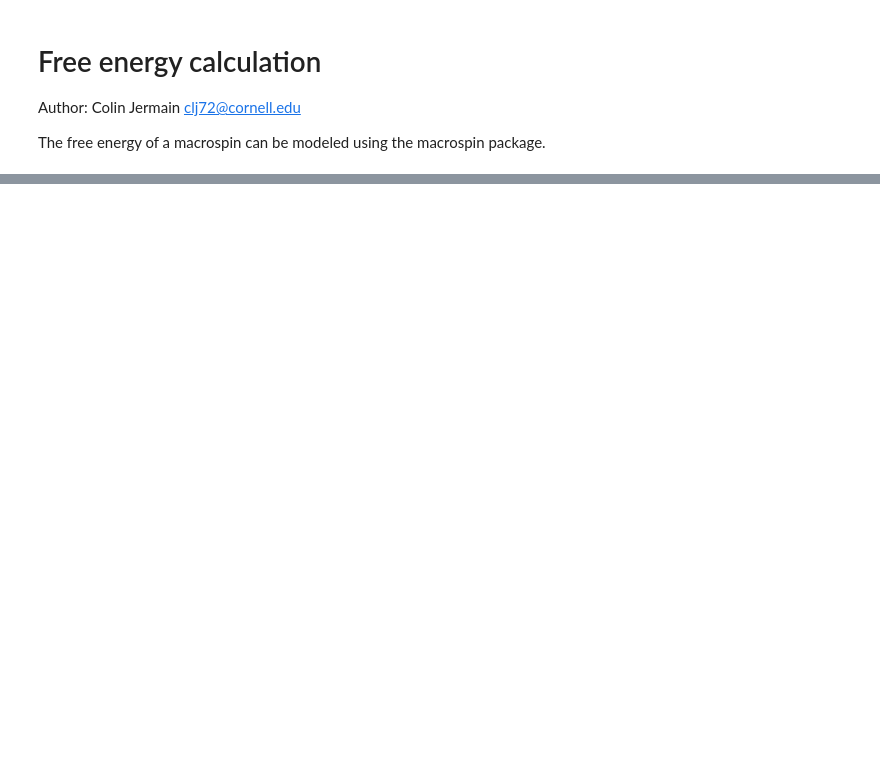
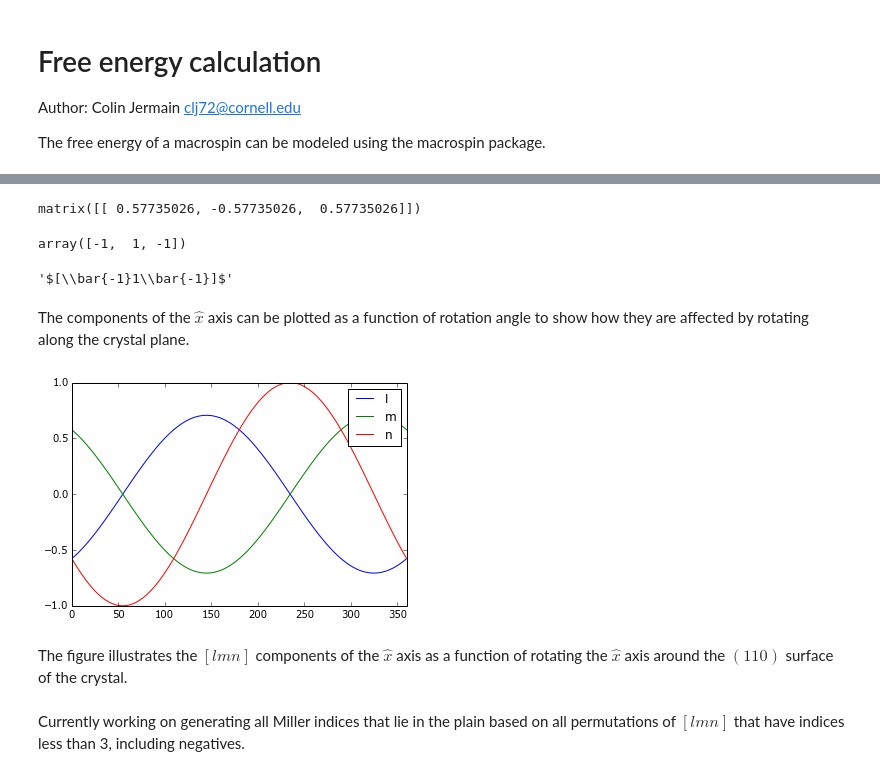
Before and after one commit to ralph-group/macrospin, a Jupyter notebook: examples/Free energy.ipynb, the cells around one changed output, grey strips where cells are left out. Saved outputs shown, nothing was run; the diff lists cells and outputs as text; code cells hidden in the pictures; blank space fills up the shorter version.

```diff
--- a/examples/Free energy.ipynb
+++ b/examples/Free energy.ipynb
@@ -30,0 +74,32 @@ matrix([[ 0.57735027, -0.57735027,  0.57735027]])
+# %%
+l.dot(Rz(180).dot(T))
+# %% [output]
+matrix([[ 0.57735026, -0.57735026,  0.57735026]])
+# %%
+crystal.miller_indices(l.dot(T))
+# %% [output]
+array([-1,  1, -1])
+# %%
+crystal.miller_indices_display(crystal.miller_indices(l.dot(T)))
+# %% [output]
+'$[\\bar{-1}1\\bar{-1}]$'
+# %% [markdown]
+The components of the $\hat{x}$ axis can be plotted as a function of rotation angle to show how they are affected by rotating along the crystal plane.
+# %%
+angles = np.linspace(0, 360, num=100)
+rotations = rotation_array(Rz, angles)
+
+orientations = l.dot(rotations.dot(T))
+
+plt.plot(angles, orientations[:,0], label='l')
+plt.plot(angles, orientations[:,1], label='m')
+plt.plot(angles, orientations[:,2], label='n')
+plt.xlim(0,360)
+plt.legend()
+plt.show()
+# %% [output]
+[figure, added]
+# %% [markdown]
+The figure illustrates the $[lmn]$ components of the $\hat{x}$ axis as a function of rotating the $\hat{x}$ axis around the $(110)$ surface of the crystal.
+# %% [markdown]
+Currently working on generating all Miller indices that lie in the plain based on all permutations of $[lmn]$ that have indices less than 3, including negatives.
```
Also changed, not shown: parts of 16 cells of this notebook, 2 other files.
